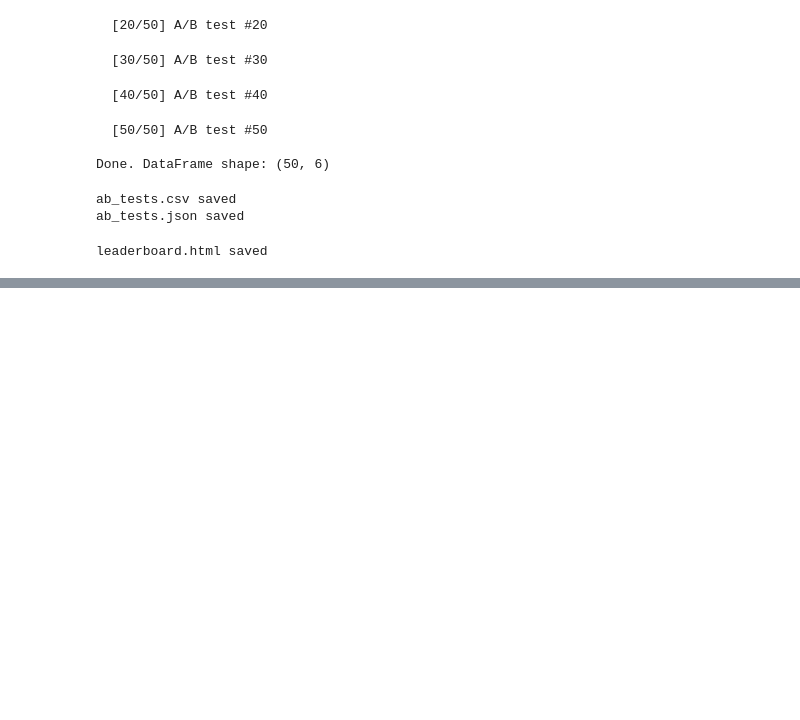
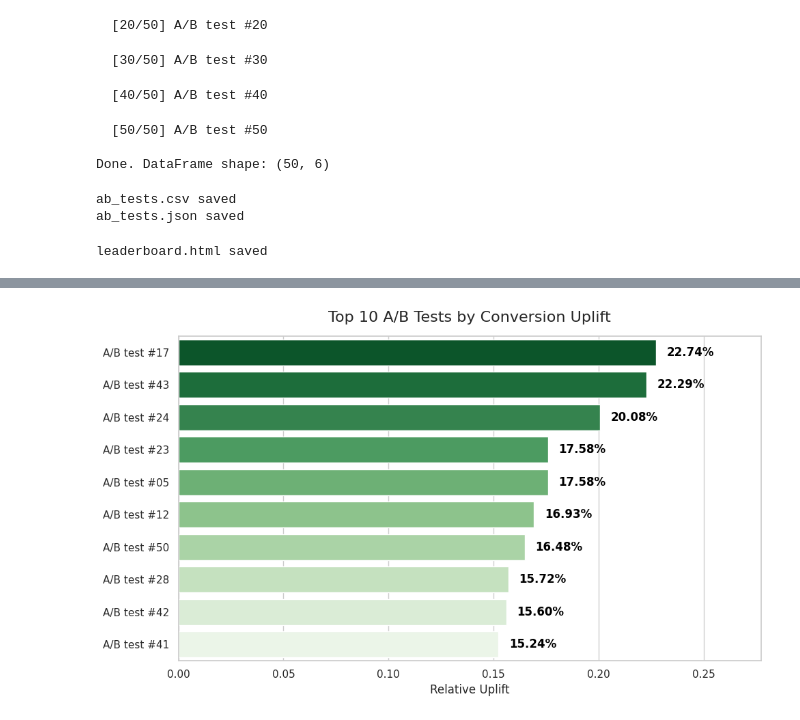
Before and after one commit to adamdandi/A-B-Test-Leaderboard_Automated-Conversion-Rate, a Jupyter notebook: a-b-test-leaderboard-automated-conversion-rate.ipynb, the cells around one changed output, grey strips where cells are left out. Cells and saved outputs as stored; diff of their text form; code cells hidden in the pictures; blank space fills up the shorter version.

Commit message:
Kaggle Notebook | A/B Test Leaderboard_Automated Conversion Rate | Version 2

```diff
--- a/a-b-test-leaderboard-automated-conversion-rate.ipynb
+++ b/a-b-test-leaderboard-automated-conversion-rate.ipynb
@@ -284,0 +316,96 @@ leaderboard.html saved
+# %%
+import matplotlib.pyplot as plt
+import seaborn as sns
+import numpy as np
+
+# Set a clean visual style for the charts
+sns.set_theme(style="whitegrid")
+
+# Create the top 10 and bottom 10 subsets
+top_10 = df_sorted.head(10)
+# Sort bottom 10 ascending so the worst performer is at the top of the chart
+bottom_10 = df_sorted.tail(10).sort_values("uplift", ascending=True)
+
+# ---------------------------------------------------------
+# Chart 1: Top 10 Winners
+# ---------------------------------------------------------
+plt.figure(figsize=(10, 6))
+# Assigning y to hue and setting legend=False fixes the Seaborn warning
+ax1 = sns.barplot(data=top_10, x="uplift", y="test_name", hue="test_name", palette="Greens_r", legend=False)
+
+# Add percentage labels to the end of each bar
+for index, row in enumerate(top_10.itertuples()):
+    # offset slightly to the right of the bar
+    ax1.text(row.uplift + 0.005, index, f"{row.uplift*100:.2f}%", color='black', va="center", fontweight='bold')
+
+plt.title("Top 10 A/B Tests by Conversion Uplift", fontsize=16, pad=15)
+plt.xlabel("Relative Uplift", fontsize=12)
+plt.ylabel("")
+# Extend x-axis slightly so labels don't get cut off
+plt.xlim(0, top_10['uplift'].max() + 0.05)
+
+plt.tight_layout()
+plt.savefig("/kaggle/working/chart_top10_winners.png", dpi=300)
+plt.show()
+
+# ---------------------------------------------------------
+# Chart 2: Bottom 10 Losers
+# ---------------------------------------------------------
+plt.figure(figsize=(10, 6))
+ax2 = sns.barplot(data=bottom_10, x="uplift", y="test_name", hue="test_name", palette="Reds_r", legend=False)
+
+# Add percentage labels to the end of each bar
+for index, row in enumerate(bottom_10.itertuples()):
+    # offset slightly to the left of the bar since values are negative
+    ax2.text(row.uplift - 0.005, index, f"{row.uplift*100:.2f}%", color='black', ha='right', va="center", fontweight='bold')
+
+plt.title("Bottom 10 A/B Tests by Performance Drop", fontsize=16, pad=15)
+plt.xlabel("Relative Uplift", fontsize=12)
+plt.ylabel("")
+plt.xlim(bottom_10['uplift'].min() - 0.05, 0)
+
+plt.tight_layout()
+plt.savefig("/kaggle/working/chart_bottom10_losers.png", dpi=300)
+plt.show()
+
+# ---------------------------------------------------------
+# Chart 3: Distribution of All 50 Tests
+# ---------------------------------------------------------
+plt.figure(figsize=(10, 6))
+# Multiply by 100 to show whole percentages on the x-axis
+ax3 = sns.histplot(df_sorted['uplift'] * 100, bins=15, kde=True, color="#1565c0")
+
+# Draw a vertical line at 0% to clearly separate winners from losers
+plt.axvline(0, color='red', linestyle='--', linewidth=2)
+plt.text(0.5, ax3.get_ylim()[1]*0.9, 'Break Even (0%)', color='red', weight='bold')
+
+plt.title("Overall Distribution of A/B Test Results", fontsize=16, pad=15)
+plt.xlabel("Uplift Percentage (%)", fontsize=12)
+plt.ylabel("Number of Tests", fontsize=12)
+
+plt.tight_layout()
+plt.savefig("/kaggle/working/chart_distribution.png", dpi=300)
+plt.show()
+
+# ---------------------------------------------------------
+# Chart 4: Test Size (Traffic) vs. Uplift
+# ---------------------------------------------------------
+plt.figure(figsize=(10, 6))
+# Use total traffic (control + variant) for the x-axis
+total_traffic = df_sorted['control_traffic'] + df_sorted['variant_traffic']
+
+ax4 = sns.scatterplot(x=total_traffic, y=df_sorted['uplift'] * 100, alpha=0.7, color="#2e7d32", s=100)
+
+plt.axhline(0, color='gray', linestyle='--', linewidth=1)
+
+plt.title("Test Impact vs. Sample Size", fontsize=16, pad=15)
+plt.xlabel("Total Traffic (Control + Variant)", fontsize=12)
+plt.ylabel("Uplift Percentage (%)", fontsize=12)
+
+plt.tight_layout()
+plt.savefig("/kaggle/working/chart_traffic_vs_uplift.png", dpi=300)
+plt.show()
+
+print("All charts have been generated and saved to the working directory.")
+# %% [output]
+[figure, added]
```
Also changed, not shown: parts of 5 cells of this notebook.
